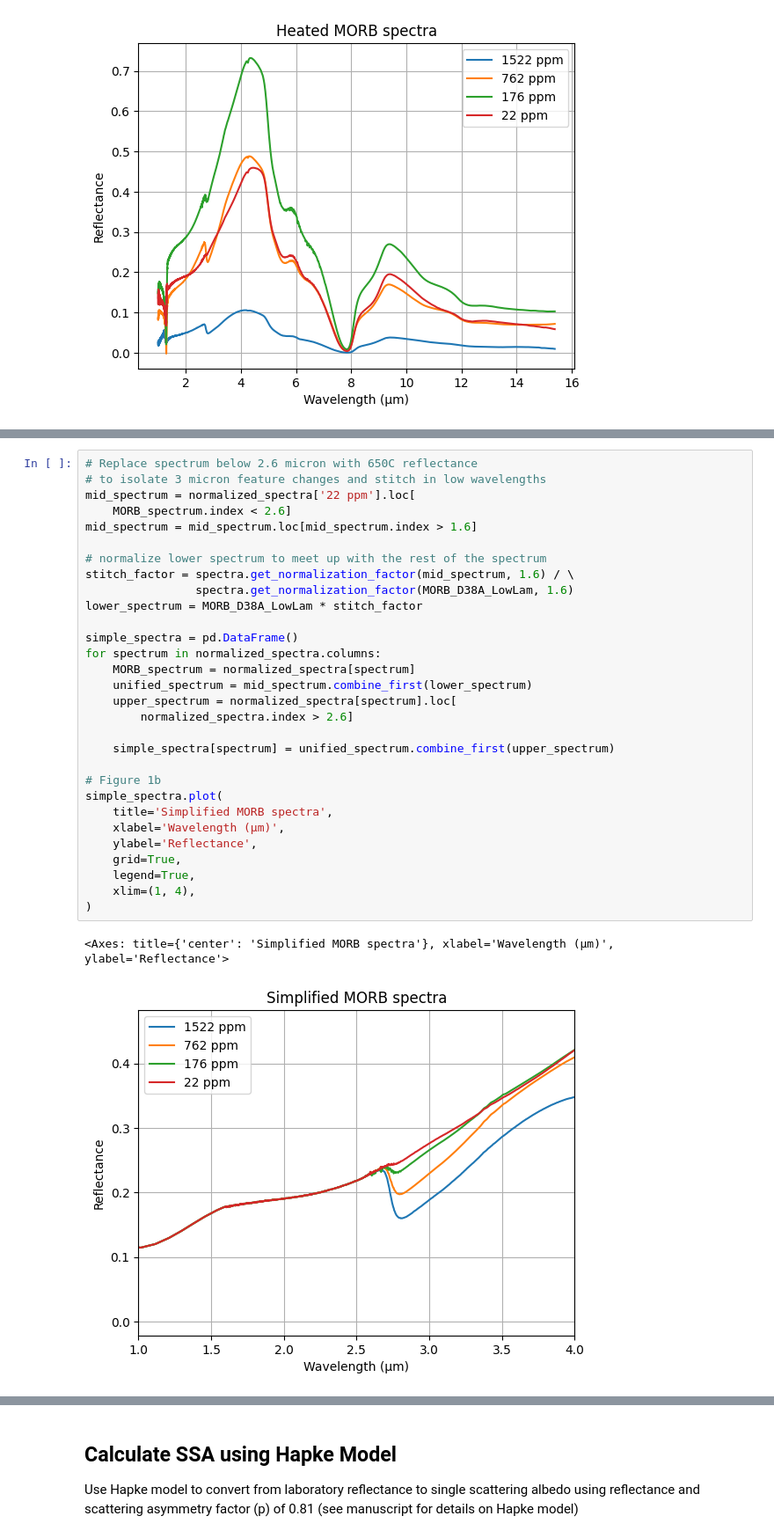
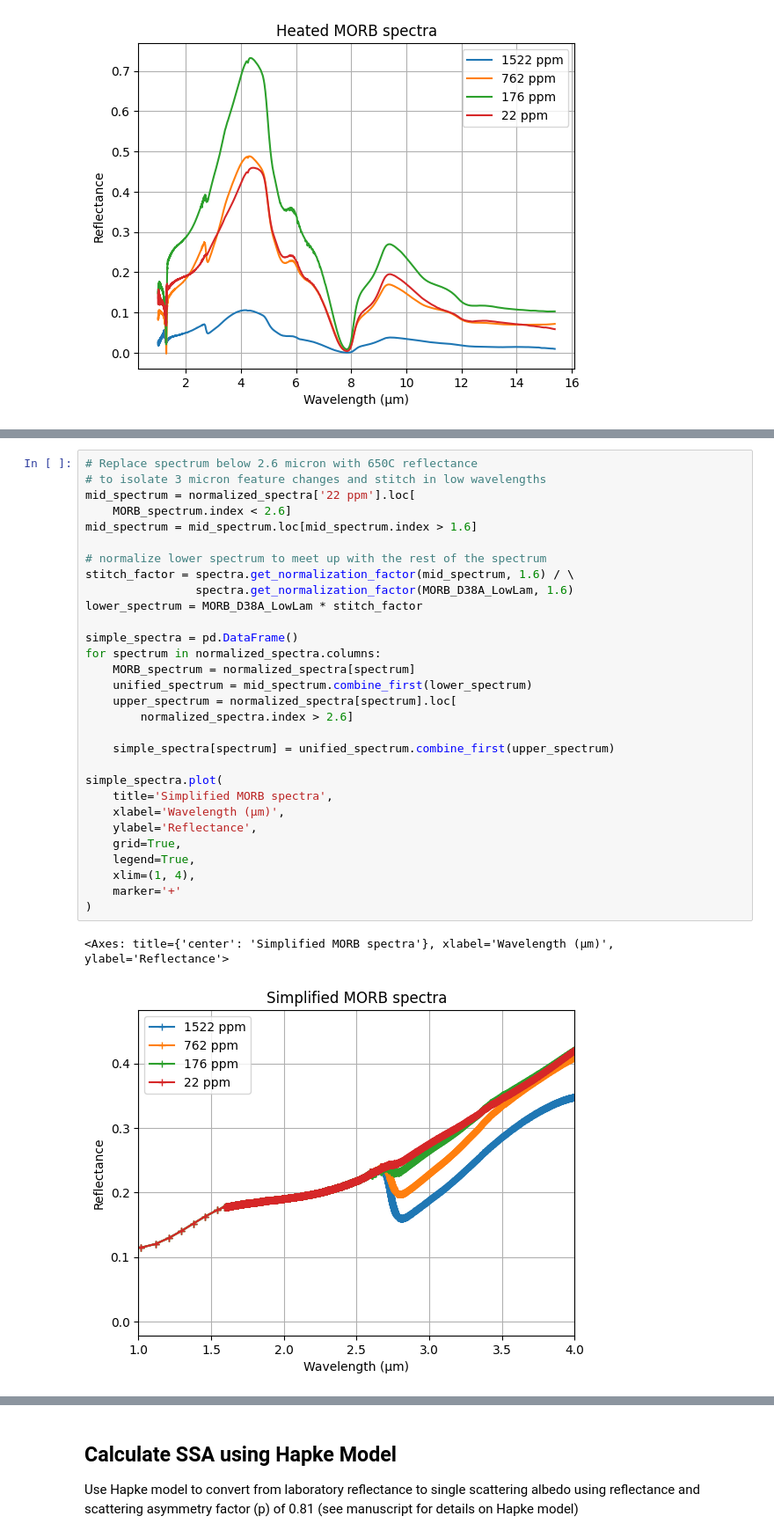
Before and after one commit to philiplinden/cremons-et-al-2022, a Jupyter notebook: repro/results.ipynb, the cells around one changed output, grey strips where cells are left out. Shown at 88% size. Cells and saved outputs as stored; diff of their text form.

Commit message:
beginnings of figure 2

```diff
--- a/repro/results.ipynb
+++ b/repro/results.ipynb
@@ -121,35 +121,35 @@ normalized_spectra.plot(
 # Replace spectrum below 2.6 micron with 650C reflectance
 # to isolate 3 micron feature changes and stitch in low wavelengths
 mid_spectrum = normalized_spectra['22 ppm'].loc[
     MORB_spectrum.index < 2.6]
 mid_spectrum = mid_spectrum.loc[mid_spectrum.index > 1.6]
 
 # normalize lower spectrum to meet up with the rest of the spectrum
 stitch_factor = spectra.get_normalization_factor(mid_spectrum, 1.6) / \
                 spectra.get_normalization_factor(MORB_D38A_LowLam, 1.6)
 lower_spectrum = MORB_D38A_LowLam * stitch_factor
 
 simple_spectra = pd.DataFrame()
 for spectrum in normalized_spectra.columns:
     MORB_spectrum = normalized_spectra[spectrum]
     unified_spectrum = mid_spectrum.combine_first(lower_spectrum)
     upper_spectrum = normalized_spectra[spectrum].loc[
         normalized_spectra.index > 2.6]
 
     simple_spectra[spectrum] = unified_spectrum.combine_first(upper_spectrum)
 
-# Figure 1b
 simple_spectra.plot(
     title='Simplified MORB spectra',
     xlabel='Wavelength (μm)',
     ylabel='Reflectance',
     grid=True,
     legend=True,
     xlim=(1, 4),
+    marker='+'
 )
 # %% [output]
 <Axes: title={'center': 'Simplified MORB spectra'}, xlabel='Wavelength (μm)', ylabel='Reflectance'>
-[figure, old version]
+[figure, new version]
 # %%
 
 # define wavelength range and spacing for simulations as
```
Also changed, not shown: parts of 8 cells of this notebook, 1 other file.
